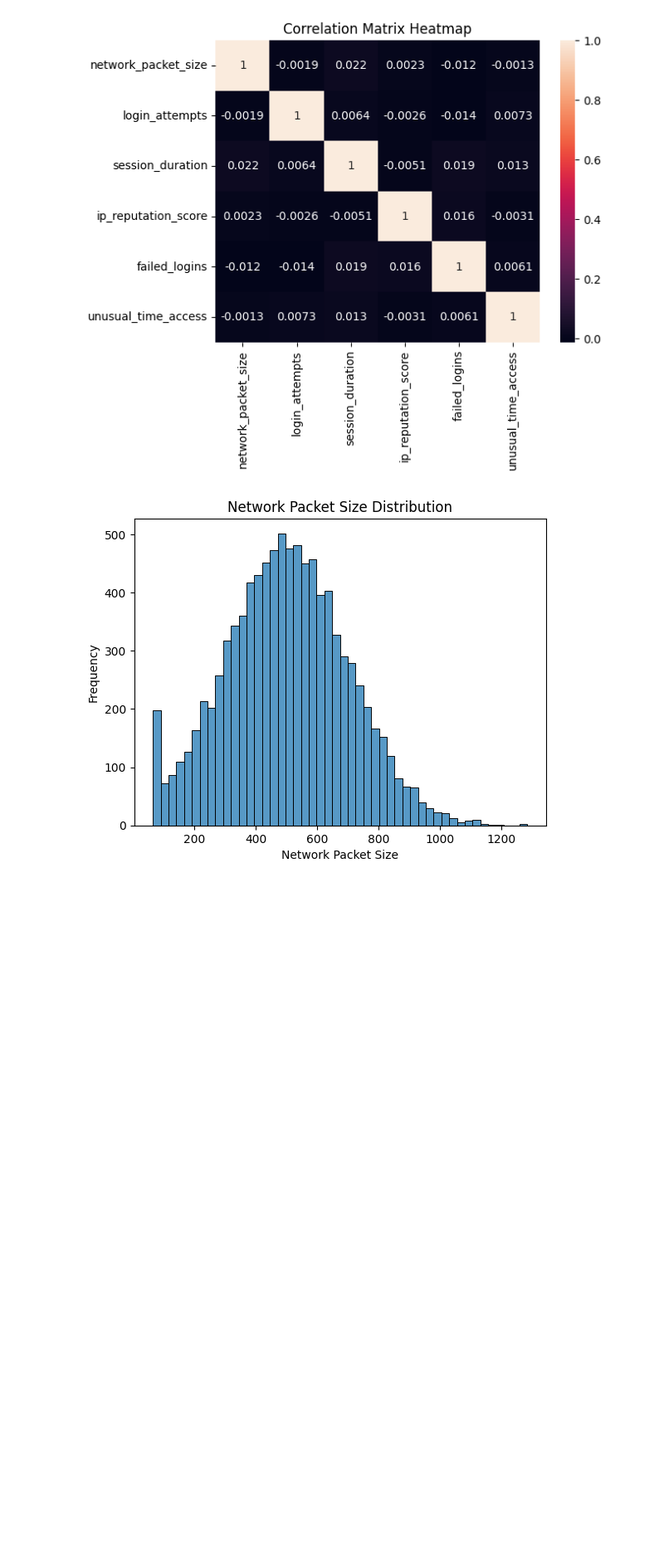
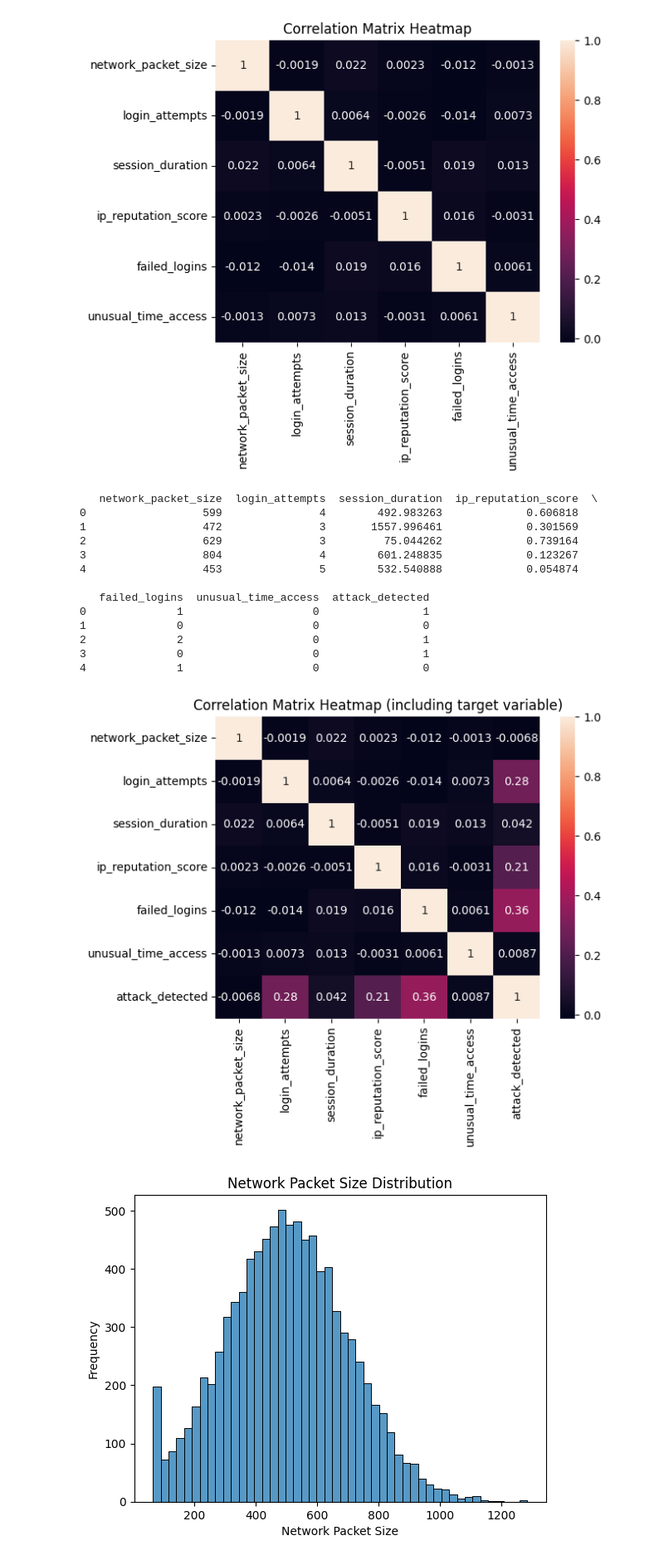
Before and after one commit to ek182238/CSC349, a Jupyter notebook: HW2/data_prep_analysis.ipynb, the cells around one changed output. Shown at 83% size. Cells and saved outputs as stored; diff of their text form; code cells hidden in the pictures; blank space fills up the shorter version.

```diff
--- a/HW2/data_prep_analysis.ipynb
+++ b/HW2/data_prep_analysis.ipynb
@@ -241,6 +244,29 @@ plt.title('Correlation Matrix Heatmap')
 plt.show()
 # %% [output]
 [figure]
+# %%
+# This is a heatmap that includes attack_detected.
+
+numerical_data['attack_detected'] = df['attack_detected']
+print(numerical_data.head())
+sns.heatmap(numerical_data.corr(), annot=True)
+plt.title('Correlation Matrix Heatmap (including target variable)')
+plt.show()
+# %% [output]
+   network_packet_size  login_attempts  session_duration  ip_reputation_score  \
+0                  599               4        492.983263             0.606818
+1                  472               3       1557.996461             0.301569
+2                  629               3         75.044262             0.739164
+3                  804               4        601.248835             0.123267
+4                  453               5        532.540888             0.054874
+
+   failed_logins  unusual_time_access  attack_detected
+0              1                    0                1
+1              0                    0                0
+2              2                    0                1
+3              0                    0                1
+4              1                    0                0
+[figure, added]
 # %%
 # Distribution plot (histogram) for network packet size
 # The data makes almost a bell curve, but there is another smaller peak at the
```
Also changed, not shown: parts of 2 cells of this notebook.
